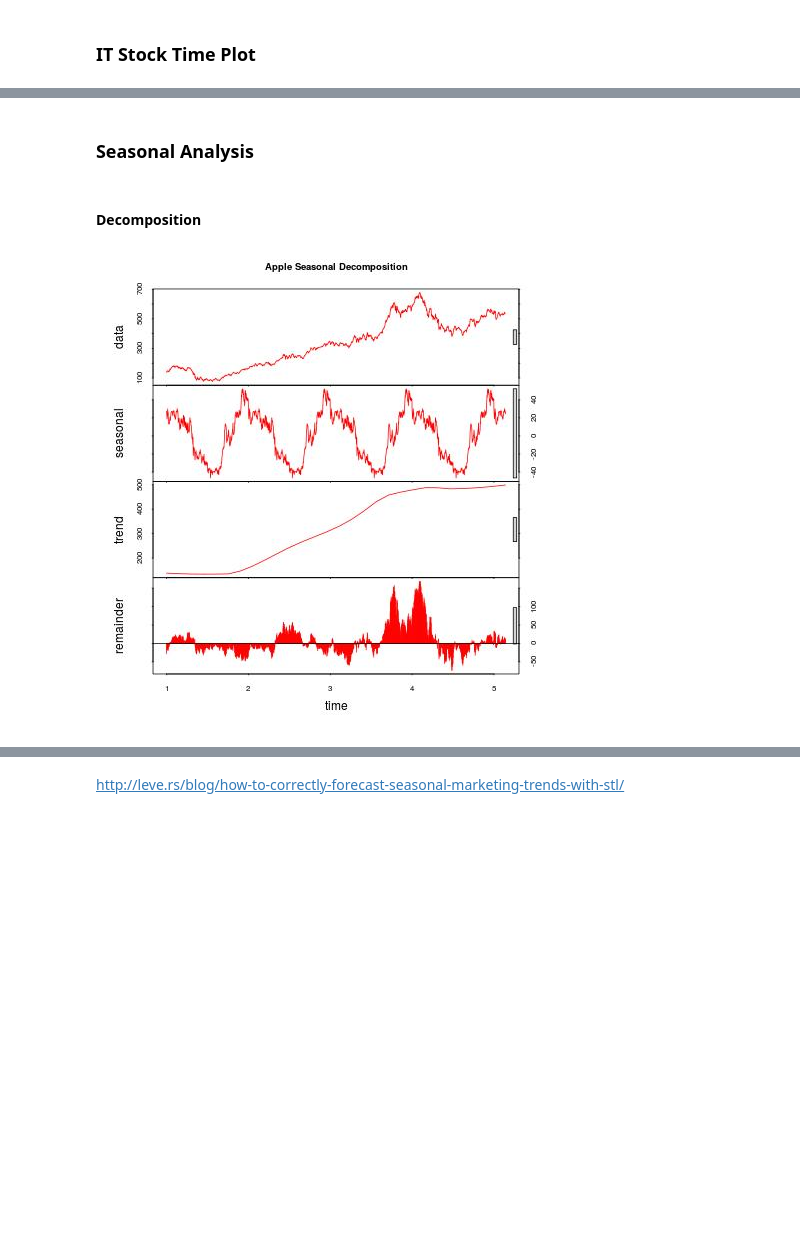
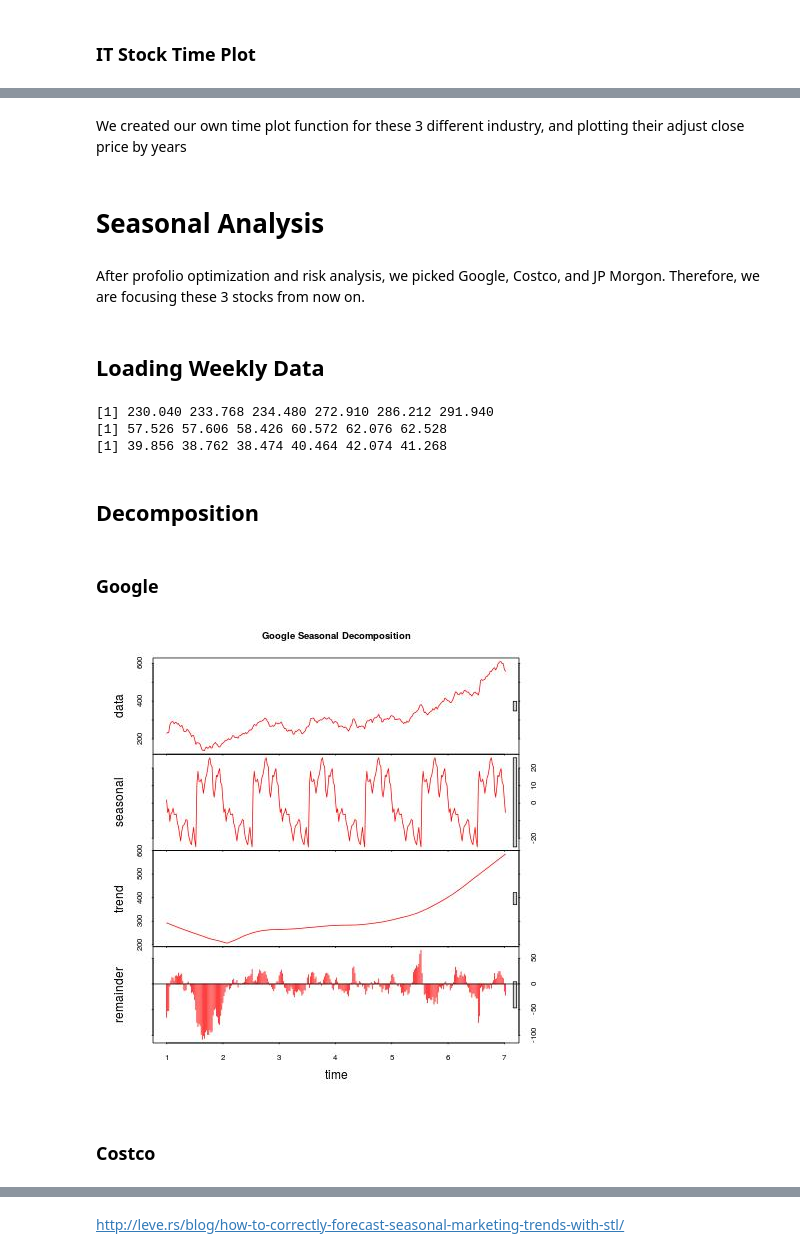
Before and after one commit to linuslin1/INNOVA, a Jupyter notebook: notebooks/NB3_data_analysis.ipynb, the cells around one changed output, grey strips where cells are left out. Saved outputs shown, nothing was run; the diff lists cells and outputs as text; code cells hidden in the pictures; blank space fills up the shorter version.

```diff
--- a/notebooks/NB3_data_analysis.ipynb
+++ b/notebooks/NB3_data_analysis.ipynb
@@ -744,7 +809,44 @@ Image(filename='../visualizations/TS_IT.jpg')
+# %% [markdown]
+We created our own time plot function for these 3 different industry, and plotting their adjust close price by years
 # %% [markdown]
-### Seasonal Analysis
+# Seasonal Analysis
+# %% [markdown]
+After profolio optimization and risk analysis, we picked Google, Costco, and JP Morgon. Therefore, we are focusing these 3 stocks from now on.
+# %% [markdown]
+## Loading Weekly Data
+# %%
+%%R
+#wgoogl = read.zoo("../data/cleaned/wgoogl.csv", sep = ",", header = TRUE, format = "%Y-%m-%d")
+#wcost = read.zoo("../data/cleaned/wcost.csv", sep = ",", header = TRUE, format = "%Y-%m-%d")
+#wjpm = read.zoo("../data/cleaned/wjpm.csv", sep = ",", header = TRUE, format = "%Y-%m-%d")
+
+wgoogl = read.csv("../data/cleaned/wgoogl.csv", sep = ",", header = TRUE)
+wcost = read.csv("../data/cleaned/wcost.csv", sep = ",", header = TRUE)
+wjpm = read.csv("../data/cleaned/wjpm.csv", sep = ",", header = TRUE)
+
+googl = wgoogl[,2]
+cost = wcost[,2]
+jpm = wjpm[,2]
+
+#print(jpm)
+#googl = ts(wgoogl[,2], f=52)
+#cost = ts(wcost[,2], f=52)
+#jpm = ts(wjpm[,2], f=52)
+
+print(head(googl))
+print(head(cost))
+print(head(jpm))
+#wgoogl = ts(, f=365)
+#print(wgoogl[,2])
+#print(google)
+# %% [output]
+[1] 230.040 233.768 234.480 272.910 286.212 291.940
+[1] 57.526 57.606 58.426 60.572 62.076 62.528
+[1] 39.856 38.762 38.474 40.464 42.074 41.268
 # %% [markdown]
-#### Decomposition
+## Decomposition
+# %% [markdown]
+### Google
 # %%
 %%R
 # Seasonal Decomposition
@@ -754,6 +856,8 @@ plot(decomp_aapl, col='red', main="Apple Seasonal Decomposition")
 dev.off()
 # %%
 from IPython.display import Image
-Image(filename='../visualizations/Apple_Seasonal_Decomp.jpg')
+Image(filename='../visualizations/Googl_Seasonal_Decomp.jpg')
 # %% [output]
-[figure, old version]
+[figure, new version]
+# %% [markdown]
+### Costco
```
Also changed, not shown: parts of 93 cells of this notebook.
